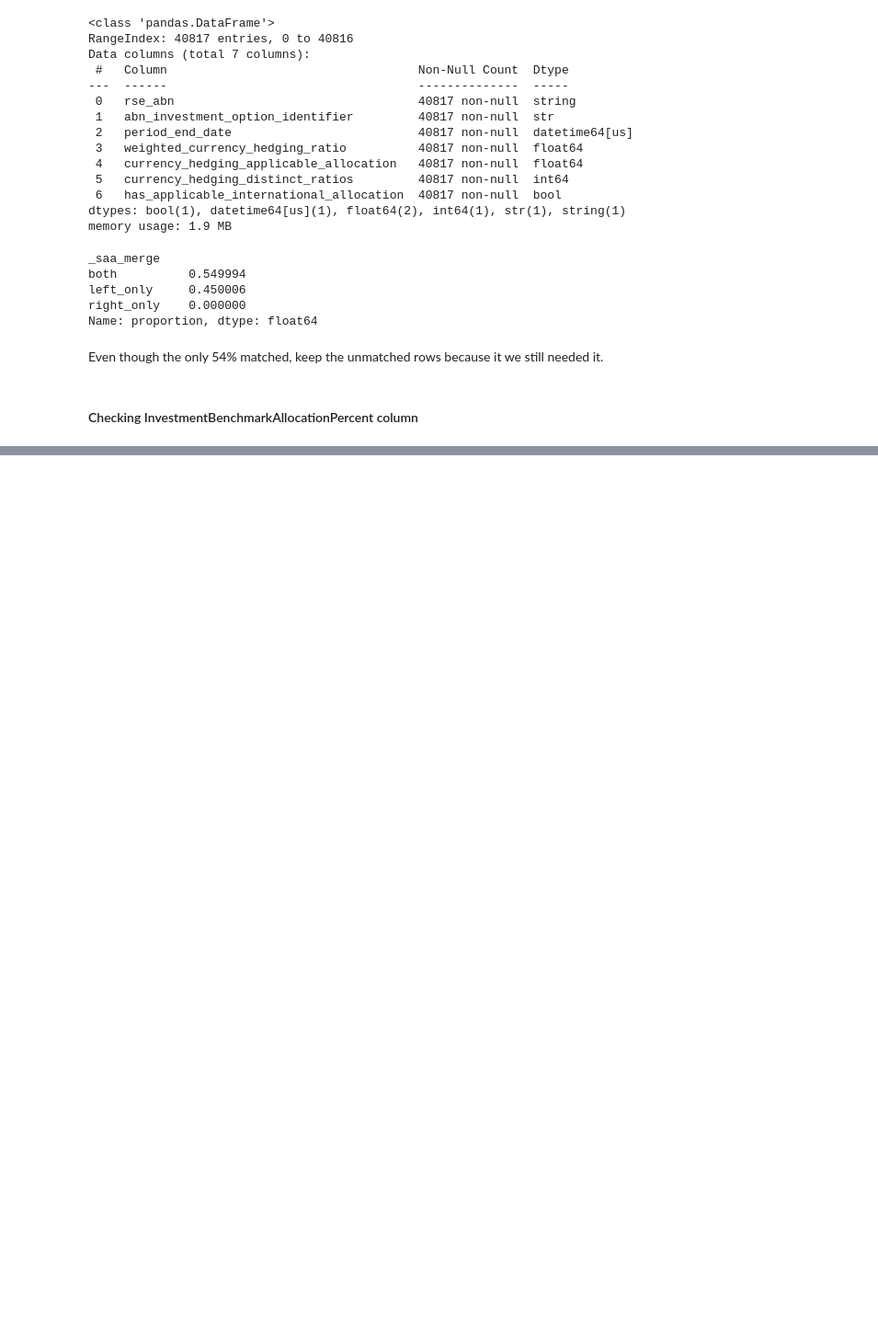
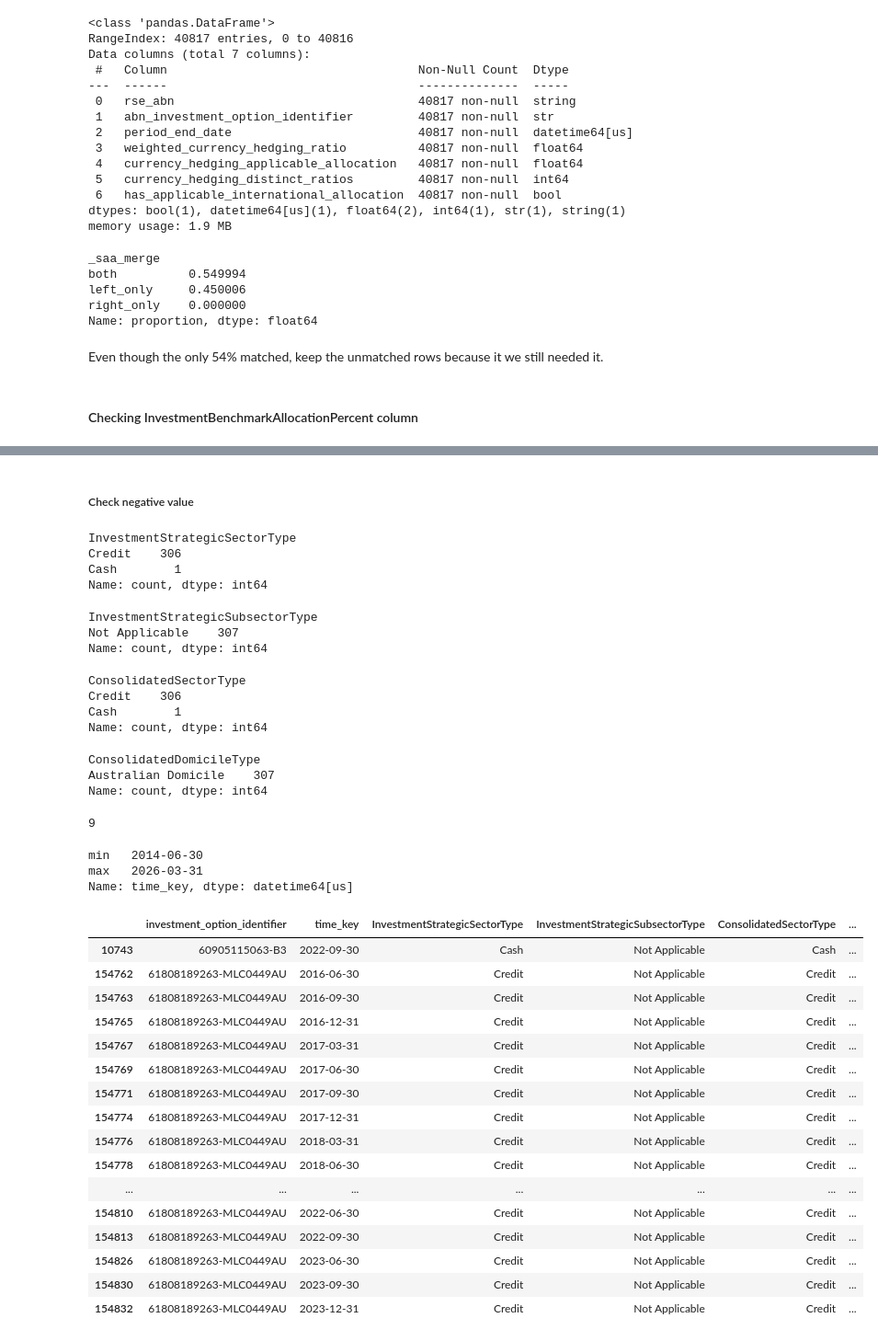
Before and after one commit to terra9/superannuation-performance-early-warning, a Jupyter notebook: notebooks/apra_data_audit.ipynb, the cells around one changed output, grey strips where cells are left out. Shown at 92% size. Cells and saved outputs as stored; diff of their text form; code cells hidden in the pictures; blank space fills up the shorter version.

Commit message:
Update historical SAA on negative benchmark allocation percent column

```diff
--- a/notebooks/apra_data_audit.ipynb
+++ b/notebooks/apra_data_audit.ipynb
@@ -3607,0 +3729,79 @@ Even though the only 54% matched, keep the unmatched rows because it we still ne
+# %% [markdown]
+##### Check negative value
+# %%
+negative_allocation[
+    "InvestmentStrategicSectorType"
+].value_counts(dropna=False)
+# %% [output]
+InvestmentStrategicSectorType
+Credit    306
+Cash        1
+Name: count, dtype: int64
+# %%
+negative_allocation[
+    "InvestmentStrategicSubsectorType"
+].value_counts(dropna=False)
+# %% [output]
+InvestmentStrategicSubsectorType
+Not Applicable    307
+Name: count, dtype: int64
+# %%
+negative_allocation[
+    "ConsolidatedSectorType"
+].value_counts(dropna=False)
+# %% [output]
+ConsolidatedSectorType
+Credit    306
+Cash        1
+Name: count, dtype: int64
+# %%
+negative_allocation[
+    "ConsolidatedDomicileType"
+].value_counts(dropna=False)
+# %% [output]
+ConsolidatedDomicileType
+Australian Domicile    307
+Name: count, dtype: int64
+# %%
+negative_allocation[
+    "investment_option_identifier"
+].nunique()
+# %% [output]
+9
+# %%
+negative_allocation[
+    "time_key"
+].agg(["min", "max"])
+# %% [output]
+min   2014-06-30
+max   2026-03-31
+Name: time_key, dtype: datetime64[us]
+# %%
+negative_allocation[
+    [
+        "investment_option_identifier",
+        "time_key",
+        "InvestmentStrategicSectorType",
+        "InvestmentStrategicSubsectorType",
+        "ConsolidatedSectorType",
+        "InvestmentBenchmarkAllocationPercent",
+    ]
+].head(30)
+# %% [output]
+|  | investment_option_identifier | time_key | InvestmentStrategicSectorType | InvestmentStrategicSubsectorType | ConsolidatedSectorType | ... |
+| 10743 | 60905115063-B3 | 2022-09-30 | Cash | Not Applicable | Cash | ... |
+| 154762 | 61808189263-MLC0449AU | 2016-06-30 | Credit | Not Applicable | Credit | ... |
+| 154763 | 61808189263-MLC0449AU | 2016-09-30 | Credit | Not Applicable | Credit | ... |
+| 154765 | 61808189263-MLC0449AU | 2016-12-31 | Credit | Not Applicable | Credit | ... |
+| 154767 | 61808189263-MLC0449AU | 2017-03-31 | Credit | Not Applicable | Credit | ... |
+| 154769 | 61808189263-MLC0449AU | 2017-06-30 | Credit | Not Applicable | Credit | ... |
+| 154771 | 61808189263-MLC0449AU | 2017-09-30 | Credit | Not Applicable | Credit | ... |
+| 154774 | 61808189263-MLC0449AU | 2017-12-31 | Credit | Not Applicable | Credit | ... |
+| 154776 | 61808189263-MLC0449AU | 2018-03-31 | Credit | Not Applicable | Credit | ... |
+| 154778 | 61808189263-MLC0449AU | 2018-06-30 | Credit | Not Applicable | Credit | ... |
+| ... | ... | ... | ... | ... | ... | ... |
+| 154810 | 61808189263-MLC0449AU | 2022-06-30 | Credit | Not Applicable | Credit | ... |
+| 154813 | 61808189263-MLC0449AU | 2022-09-30 | Credit | Not Applicable | Credit | ... |
+| 154826 | 61808189263-MLC0449AU | 2023-06-30 | Credit | Not Applicable | Credit | ... |
+| 154830 | 61808189263-MLC0449AU | 2023-09-30 | Credit | Not Applicable | Credit | ... |
+| 154832 | 61808189263-MLC0449AU | 2023-12-31 | Credit | Not Applicable | Credit | ... |
```
Also changed, not shown: parts of 18 cells of this notebook.
